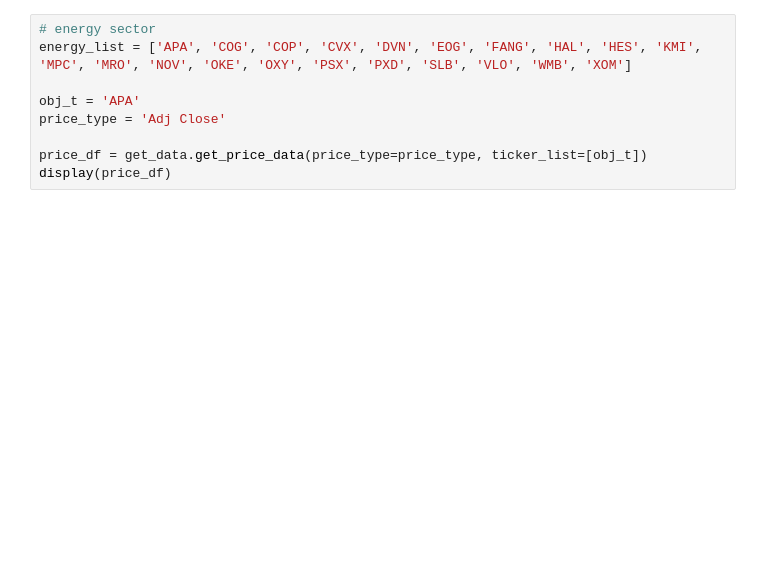
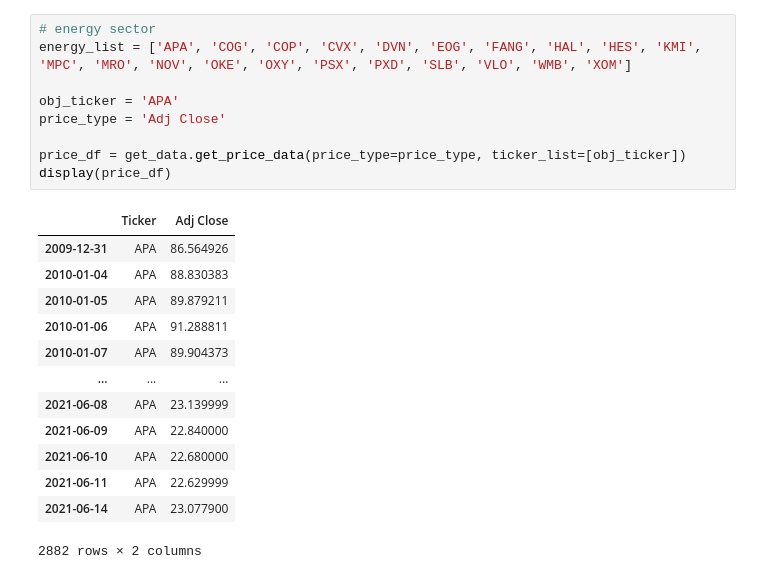
Before and after one commit to theabc50111/DL2021_final_dmlab_HCT_nccu, a Jupyter notebook: eda.ipynb, the cells around one changed output. Saved outputs shown, nothing was run; the diff lists cells and outputs as text; blank space fills up the shorter version.

```diff
--- a/eda.ipynb
+++ b/eda.ipynb
@@ -31,9 +33,23 @@ time: 1.31 s (started: 2021-12-25 14:00:12 +00:00)
 # %%
 # energy sector
 energy_list = ['APA', 'COG', 'COP', 'CVX', 'DVN', 'EOG', 'FANG', 'HAL', 'HES', 'KMI', 'MPC', 'MRO', 'NOV', 'OKE', 'OXY', 'PSX', 'PXD', 'SLB', 'VLO', 'WMB', 'XOM']
 
-obj_t = 'APA'
+obj_ticker = 'APA'
 price_type = 'Adj Close'
 
-price_df = get_data.get_price_data(price_type=price_type, ticker_list=[obj_t])
+price_df = get_data.get_price_data(price_type=price_type, ticker_list=[obj_ticker])
 display(price_df)
+# %% [output]
+|  | Ticker | Adj Close |
+| 2009-12-31 | APA | 86.564926 |
+| 2010-01-04 | APA | 88.830383 |
+| 2010-01-05 | APA | 89.879211 |
+| 2010-01-06 | APA | 91.288811 |
+| 2010-01-07 | APA | 89.904373 |
+| ... | ... | ... |
+| 2021-06-08 | APA | 23.139999 |
+| 2021-06-09 | APA | 22.840000 |
+| 2021-06-10 | APA | 22.680000 |
+| 2021-06-11 | APA | 22.629999 |
+| 2021-06-14 | APA | 23.077900 |
+2882 rows × 2 columns
```
Also changed, not shown: parts of 5 cells of this notebook, 1 other file.
